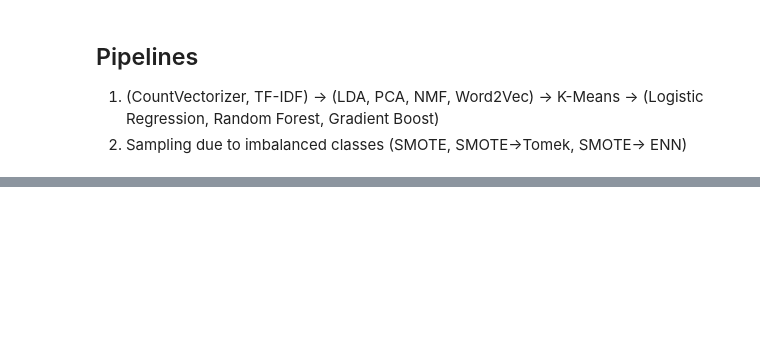
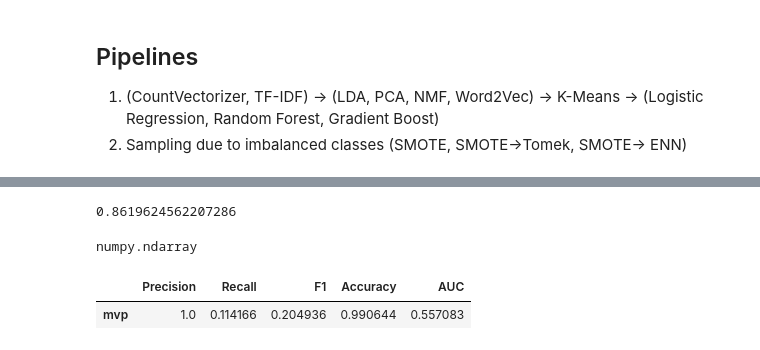
Before and after one commit to jason-sa/amazon_product_trend_classification, a Jupyter notebook: py_files/AmazonReviews.ipynb, the cells around one changed output, grey strips where cells are left out. Drawn from its saved outputs; the diff is of its cells as text; code cells hidden in the pictures; blank space fills up the shorter version.

```diff
--- a/py_files/AmazonReviews.ipynb
+++ b/py_files/AmazonReviews.ipynb
@@ -344,0 +642,4 @@ ar.models['orig']['X_train'].shape
+# %%
+np.max(grid.cv_results_['mean_test_score'])
+# %% [output]
+0.8619624562207286
@@ -344,0 +649,25 @@ ar.models['orig']['X_train'].shape
+# %%
+y_pred = grid.best_estimator_.predict(train)
+# %%
+type(y_pred)
+# %% [output]
+numpy.ndarray
+# %%
+results = {
+    'Precision': precision_score(ar.y_train, y_pred),
+    'Recall': recall_score(ar.y_train, y_pred),
+    'F1': f1_score(ar.y_train, y_pred),
+    'Accuracy': accuracy_score(ar.y_train, y_pred),
+    'AUC': roc_auc_score(ar.y_train, y_pred)
+}
+
+# print(results)
+pd.DataFrame(results, index=['mvp'])
+
+# print()
+# print()
+# print()
+# print(confusion_matrix(ar.y_train, y_pred))
+# %% [output]
+|  | Precision | Recall | F1 | Accuracy | AUC |
+| mvp | 1.0 | 0.114166 | 0.204936 | 0.990644 | 0.557083 |
```
Also changed, not shown: parts of 90 cells of this notebook, 4 other files.
